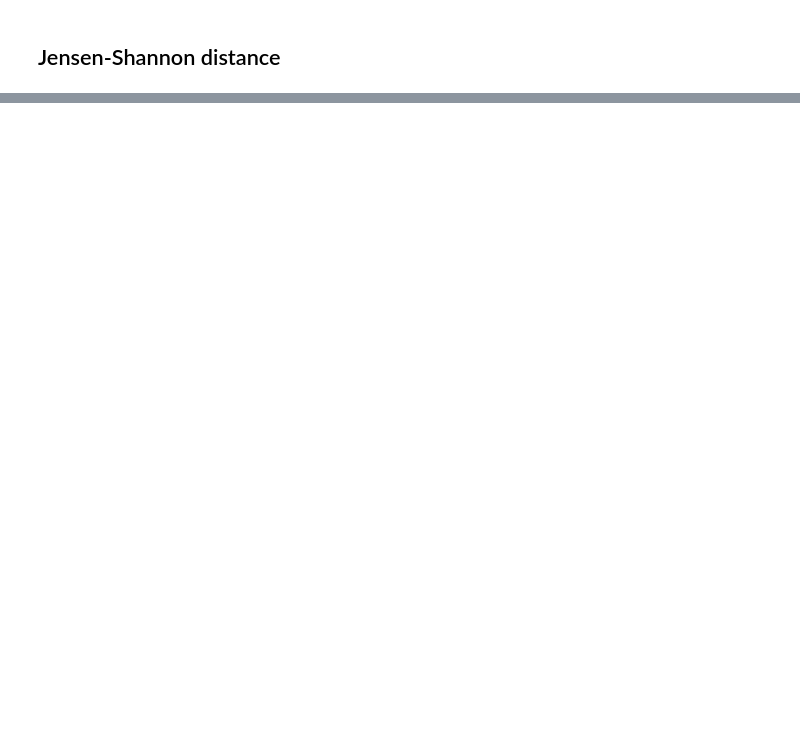
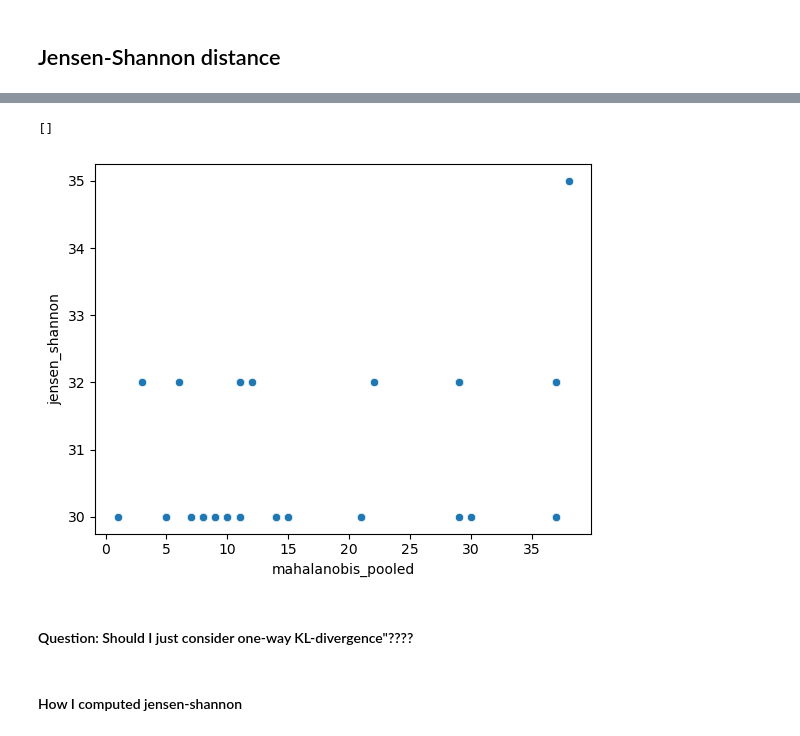
Before and after one commit to leeparkuky/Dissertation, a Jupyter notebook: 4-1. Missing Pairs.ipynb, the cells around one changed output, grey strips where cells are left out. Saved outputs shown, nothing was run; the diff lists cells and outputs as text; code cells hidden in the pictures; blank space fills up the shorter version.

```diff
--- a/4-1. Missing Pairs.ipynb
+++ b/4-1. Missing Pairs.ipynb
@@ -199,0 +287,14 @@ Need more time
+# %%
+fig, ax = plt.subplots(1, 1)
+euclidean_assignment = scanner.assign_missing_mahalanobis(pooled = True).loc[scanner.missing_pairs_decimal_repr,:].reduced
+mahalanobis_assignment = scanner.assign_missing_jensenshannon().loc[scanner.missing_pairs_decimal_repr,:].reduced
+df = pd.DataFrame(zip(euclidean_assignment, mahalanobis_assignment), columns = ['mahalanobis_pooled','jensen_shannon'])
+sns.scatterplot(data = df, x = 'mahalanobis_pooled', y = 'jensen_shannon', ax = ax)
+plt.plot()
+# %% [output]
+[]
+[figure, added]
+# %% [markdown]
+#### Question: Should I just consider one-way KL-divergence"????
+# %% [markdown]
+#### How I computed jensen-shannon
```
Also changed, not shown: parts of 68 cells of this notebook, 1 other file.
